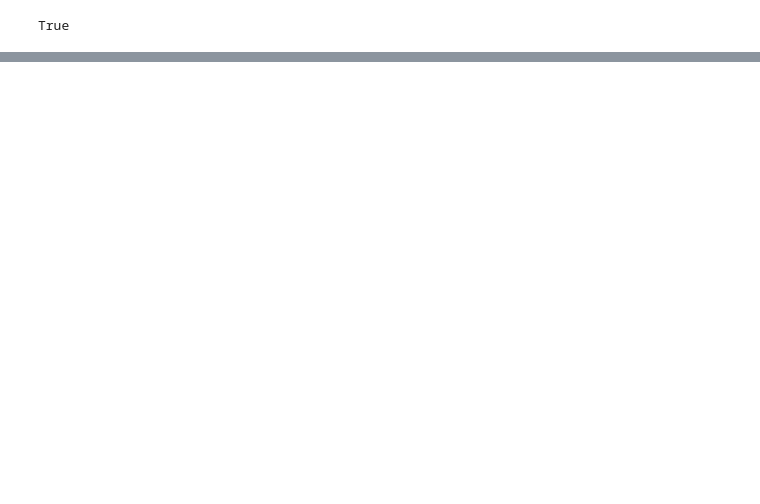
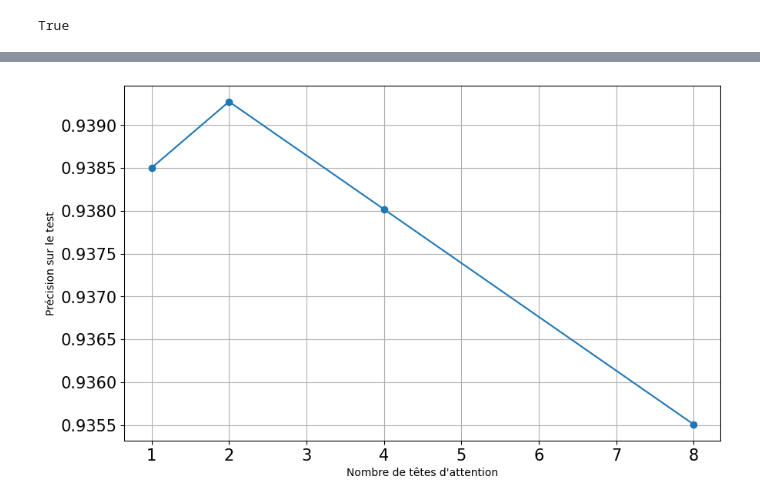
Before and after one commit to Paulpey13/Projet_PSTALN, a Jupyter notebook: experiences_baseline_transformer_POS.ipynb, the cells around one changed output, grey strips where cells are left out. Saved outputs shown, nothing was run; the diff lists cells and outputs as text; code cells hidden in the pictures; blank space fills up the shorter version.

```diff
--- a/experiences_baseline_transformer_POS.ipynb
+++ b/experiences_baseline_transformer_POS.ipynb
@@ -148,0 +457,23 @@ KeyboardInterrupt:
+# %%
+# JSON data
+with open('results3.json') as f:
+    data_json = f.read()
+
+# Loading the JSON data
+data = json.loads(data_json)
+
+# Extracting kernel_size and test_accuracy
+kernel_sizes = [item['nhead'] for item in data]
+test_accuracies = [item['test_accuracy'] for item in data]
+
+# Plotting
+plt.figure(figsize=(10, 6))
+plt.plot(kernel_sizes, test_accuracies, marker='o')
+#plt.title('Test Accuracy vs Kernel Size')
+plt.xlabel('Nombre de têtes d\'attention')
+plt.ylabel('Précision sur le test')
+plt.grid(True)
+plt.savefig('experiences_images/nheads_kernel_size6.png')
+plt.show()
+# %% [output]
+[figure, added]
```
Also changed, not shown: parts of 14 cells of this notebook, 15 other files.
